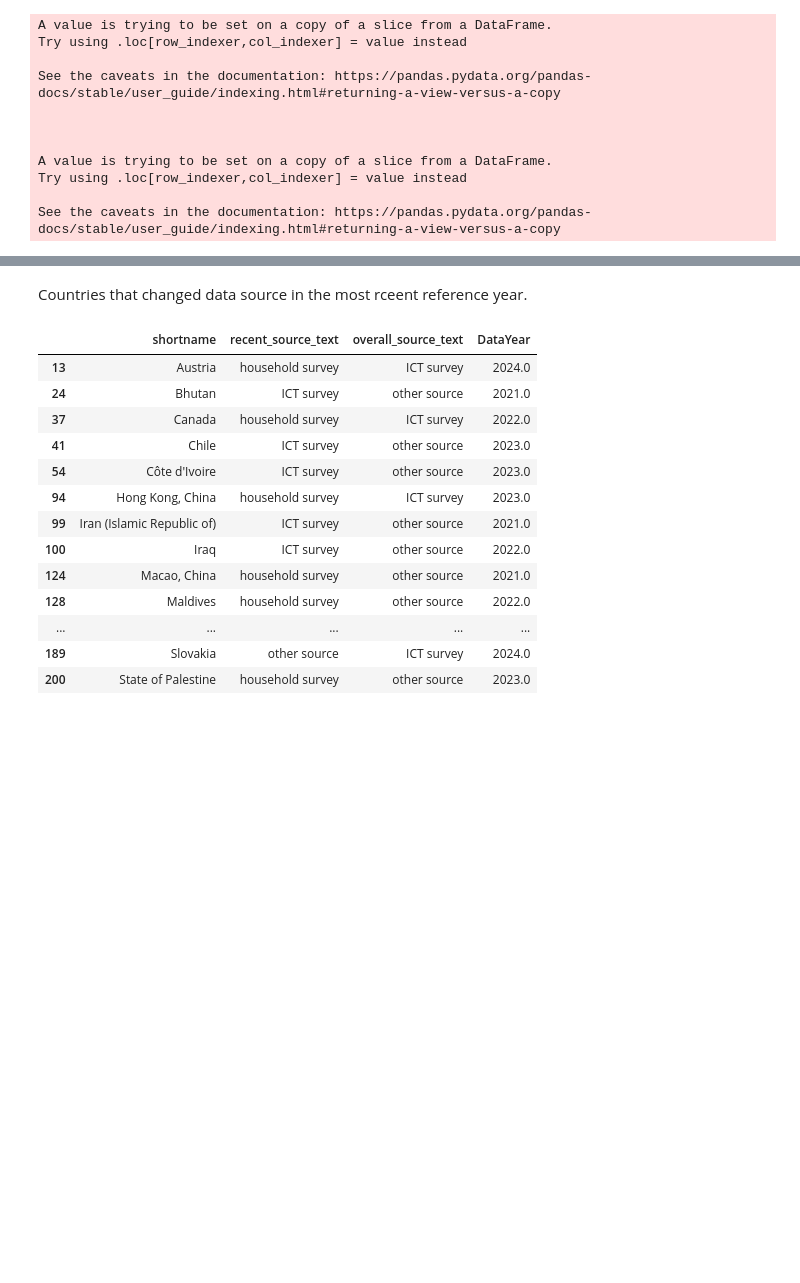
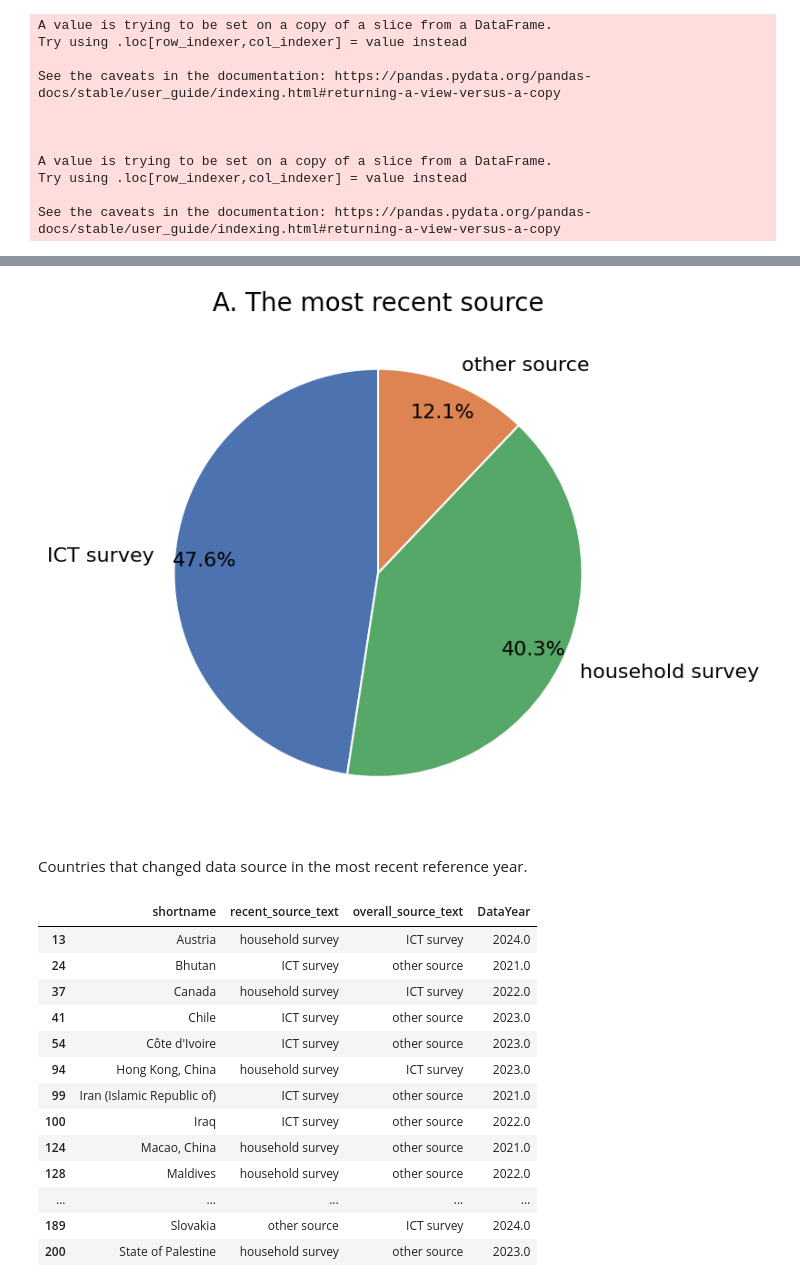
Before and after one commit to dianakorka/statistical_capacity, a Jupyter notebook: HH_capacity_index_rev.ipynb, the cells around one changed output, grey strips where cells are left out. Drawn from its saved outputs; the diff is of its cells as text; code cells hidden in the pictures; blank space fills up the shorter version.

```diff
--- a/HH_capacity_index_rev.ipynb
+++ b/HH_capacity_index_rev.ipynb
@@ -1660,3 +1707,37 @@ df_most_recent_source[['recent_source_text', 'ShortName', 'DataYear', 'ValueText
+# %%
+# Compute relative frequencies
+counts = df_most_recent_source.recent_source_text.value_counts(normalize=True)
+
+# Define colors per category
+color_map = {
+    'other source':     '#DD8452',  # orange
+    'ICT survey':       '#4C72B0',  # blue
+    'household survey': '#55A868',  # green
+}
+
+# Map colors in the same order as counts
+colors = [color_map[cat] for cat in counts.index]
+
+fig, ax = plt.subplots(figsize=(8, 8))
+counts.plot(
+    kind='pie',
+    ax=ax,
+    colors=colors,
+    fontsize=16,
+    autopct='%1.1f%%',      # show percentage on each slice
+    startangle=90,           # start from the top
+    pctdistance=0.85,        # push % labels slightly inward
+    wedgeprops={'edgecolor': 'white', 'linewidth': 1.5}
+)
+
+
+ax.set_title('A. The most recent source', fontsize=20)
+ax.set_ylabel('')            # hide the default "None" ylabel
+
+plt.tight_layout()
+plt.show()
+# %% [output]
+[figure, added]
 # %%
 # add it to the main dataset
 # this way we can compare the most recent data source with the most frequent data source
@@ -1671,5 +1754,5 @@ df = df.merge(
 # %% [markdown]
-Countries that changed data source in the most rceent reference year.
+Countries that changed data source in the most recent reference year.
 # %%
 df[['shortname', 'recent_source_text', 'overall_source_text', 'DataYear']][(df.recent_source_text != df.overall_source_text) & (df.DataYear.notna())]
 # %% [output]
```
Also changed, not shown: parts of 16 cells of this notebook.
